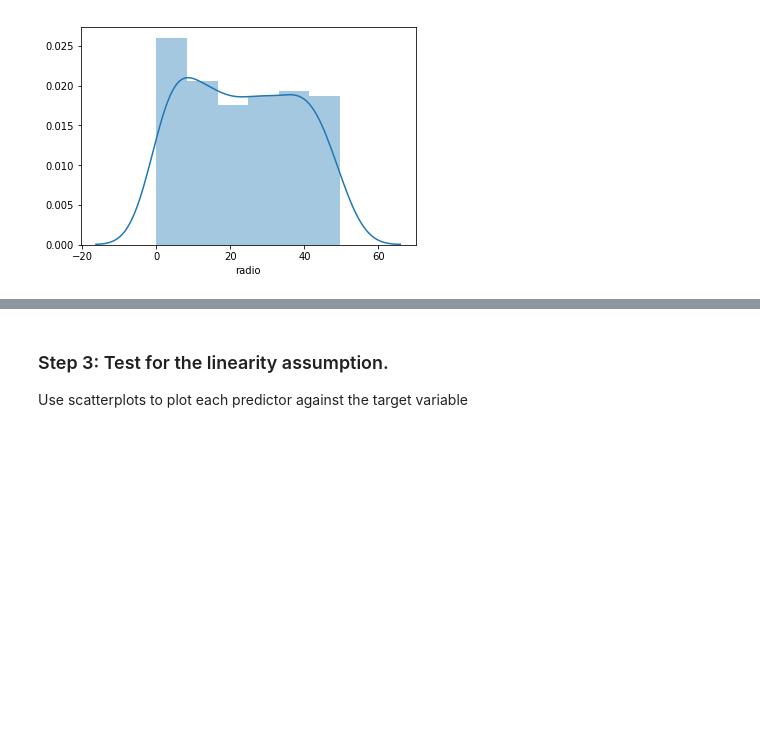
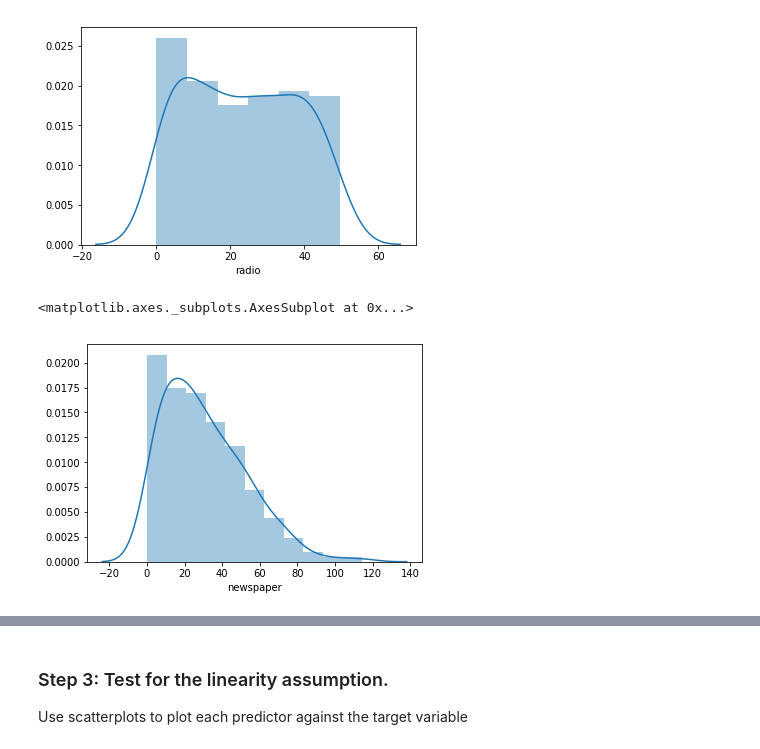
Before and after one commit to molron94/dsc-01-10-13-regression-statsmodels-lab-nyc-ds-career-031119, a Jupyter notebook: index.ipynb, the cells around one changed output, grey strips where cells are left out. Drawn from its saved outputs; the diff is of its cells as text; code cells hidden in the pictures; blank space fills up the shorter version.

```diff
--- a/index.ipynb
+++ b/index.ipynb
@@ -85,7 +85,10 @@ sns.distplot(df[col[2]])
 <matplotlib.axes._subplots.AxesSubplot at 0x...>
 [figure]
 # %%
-sns.distplot(df[col[2]])
+sns.distplot(df[col[3]])
+# %% [output]
+<matplotlib.axes._subplots.AxesSubplot at 0x...>
+[figure, added]
 # %%
 # Record your observations on normality here
 # %% [markdown]
```
